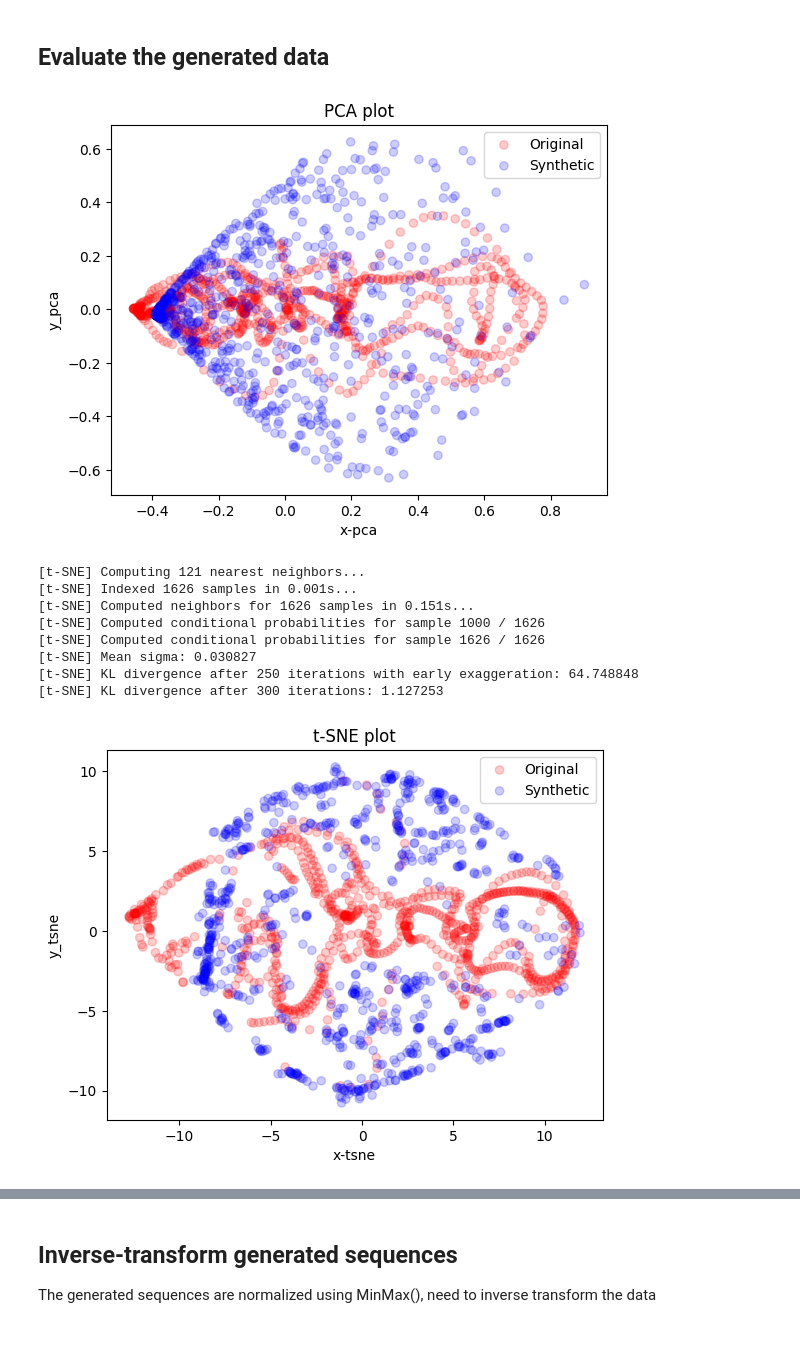
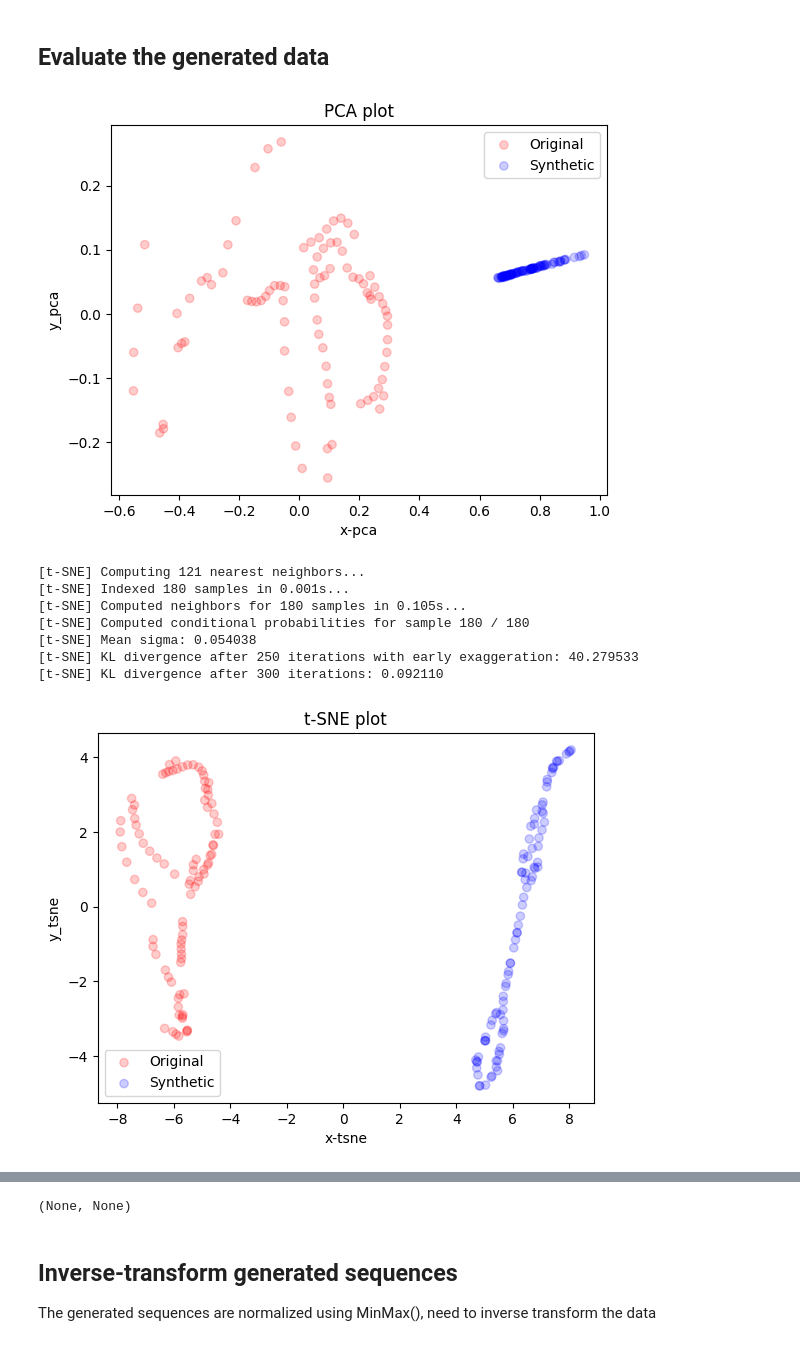
Before and after one commit to nateislas/SynthTime, a Jupyter notebook: cond_timegan_experiment.ipynb, the cells around one changed output, grey strips where cells are left out. Saved outputs shown, nothing was run; the diff lists cells and outputs as text; code cells hidden in the pictures.

Commit message:
CondTimeGAN is working correctly now, also updated the sequence traingin scripts

```diff
--- a/cond_timegan_experiment.ipynb
+++ b/cond_timegan_experiment.ipynb
@@ -106,8 +93,9 @@ Model initialized with ID: VIX_20250228_001634_2261ea57_n_layers3_seq_len24_n_se
 # %%
-model.train(full_train,
+model.train(train_,
+            val_,
             ae_iters=parameters['epochs'],
             sup_iters=parameters['epochs'],
             joint_iters=parameters['epochs'],
-            patience = 10)
+            patience = 15)
 # %% [output]
 [Training] Phase 1: Autoencoder
@@ -132,6 +118,0 @@ KeyboardInterrupt:
-# %%
-model.load_model('./model_checkpoints/VIX/VIX_20250227_012534_db74712f_n_layers3_seq_len24_n_seq4_hidden_dim32')
-
-num_synthetic_samples = len(val_dataset) + parameters['seq_len'] - 1
-synthetic_data = model.generate(num_samples=num_synthetic_samples)
-print("synthetic_data shape:", synthetic_data.shape)
@@ -140,0 +119,18 @@ synthetic_data shape: (836, 24, 4)
+# %%
+model.load_model('./model_checkpoints/VIX/VIX_20250228_164445_eb31e590_n_layers3_seq_len21_n_seq4_hidden_dim32_cond_dim4')
+
+cond0 = test_data[1][test_data[1][:,0] == 1.0]
+cond1 = test_data[1][test_data[1][:,1] == 1.0]
+cond2 = test_data[1][test_data[1][:,2] == 1.0]
+
+num_synthetic_samples_cond0 = len(cond0)
+num_synthetic_samples_cond1 = len(cond1)
+num_synthetic_samples_cond2 = len(cond2)
+
+synthetic_data_cond0 = model.generate(num_samples=num_synthetic_samples_cond0, condition=cond0)
+synthetic_data_cond1 = model.generate(num_samples=num_synthetic_samples_cond1, condition=cond1)
+synthetic_data_cond2 = model.generate(num_samples=num_synthetic_samples_cond2, condition=cond2)
+
+print("synthetic_data_cond0 shape:", synthetic_data_cond0.shape)
+print("synthetic_data_cond1 shape:", synthetic_data_cond1.shape)
+print("synthetic_data_cond2 shape:", synthetic_data_cond2.shape)
@@ -141,16 +142,20 @@ synthetic_data shape: (836, 24, 4)
 # %% [markdown]
 ## Evaluate the generated data
-# %%
-visualization(test_dataset, synthetic_data, 'pca')
-visualization(test_dataset, synthetic_data, 'tsne')
-# %% [output]
-[figure, removed]
-[t-SNE] Computing 121 nearest neighbors...
-[t-SNE] Indexed 1626 samples in 0.001s...
-[t-SNE] Computed neighbors for 1626 samples in 0.151s...
-[t-SNE] Computed conditional probabilities for sample 1000 / 1626
-[t-SNE] Computed conditional probabilities for sample 1626 / 1626
-[t-SNE] Mean sigma: 0.030827
-[t-SNE] KL divergence after 250 iterations with early exaggeration: 64.748848
-[t-SNE] KL divergence after 300 iterations: 1.127253
-[figure, removed]
+# %%
+time_series_data_cond0 = test_data[0][test_data[1][:,0] == 1.0]
+time_series_data_cond1 = test_data[0][test_data[1][:,1] == 1.0]
+time_series_data_cond2 = test_data[0][test_data[1][:,2] == 1.0]
+# %%
+visualization(time_series_data_cond0, synthetic_data_cond0, 'pca'), visualization(time_series_data_cond0, synthetic_data_cond0, 'tsne')
+visualization(time_series_data_cond1, synthetic_data_cond1, 'pca'), visualization(time_series_data_cond1, synthetic_data_cond1, 'tsne')
+visualization(time_series_data_cond2, synthetic_data_cond2, 'pca'), visualization(time_series_data_cond2, synthetic_data_cond2, 'tsne')
+# %% [output]
+[figure, added]
+[t-SNE] Computing 121 nearest neighbors...
+[t-SNE] Indexed 180 samples in 0.001s...
+[t-SNE] Computed neighbors for 180 samples in 0.105s...
+[t-SNE] Computed conditional probabilities for sample 180 / 180
+[t-SNE] Mean sigma: 0.054038
+[t-SNE] KL divergence after 250 iterations with early exaggeration: 40.279533
+[t-SNE] KL divergence after 300 iterations: 0.092110
+[figure, added]
@@ -157,3 +181,4 @@ visualization(test_dataset, synthetic_data, 'tsne')
+(None, None)
 # %% [markdown]
 ## Inverse-transform generated sequences
 
```
Also changed, not shown: parts of 10 cells of this notebook, 3 other files.
